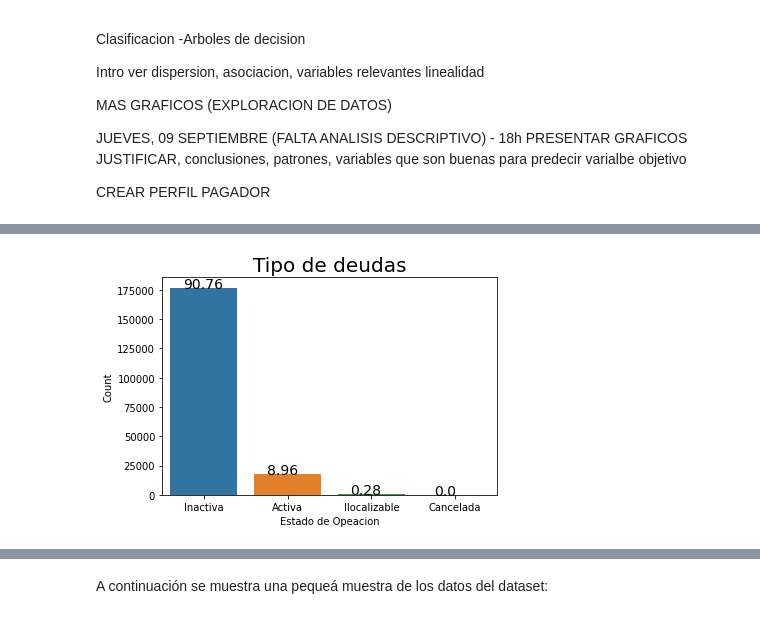
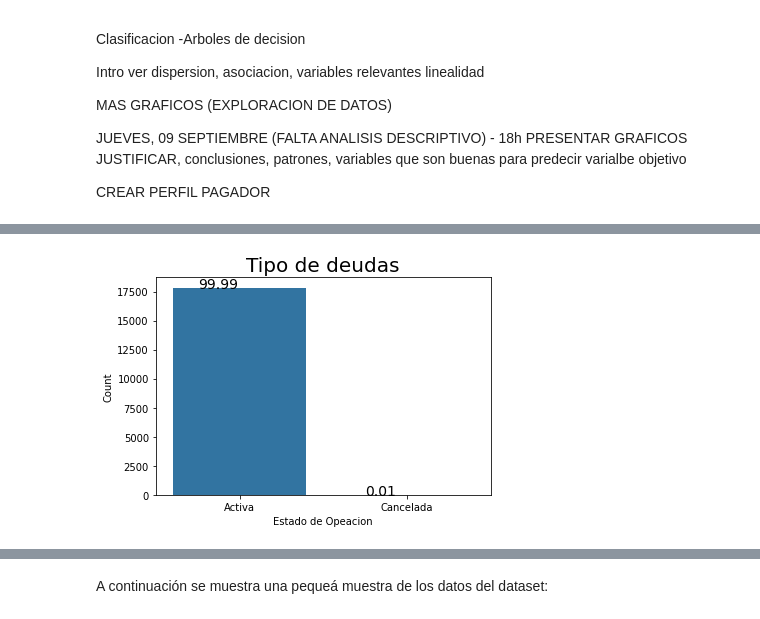
Before and after one commit to JoseDiego101/IMMUNE, a Jupyter notebook: capstone.ipynb, the cells around one changed output, grey strips where cells are left out. Saved outputs shown, nothing was run; the diff lists cells and outputs as text; code cells hidden in the pictures.

Commit message:
Actualización del codigo

```diff
--- a/capstone.ipynb
+++ b/capstone.ipynb
@@ -948,6 +993,4 @@ salario_superior
-# %%
-df_6['Recuperable'] = df_6['estado_actual'].map(lambda x: 'Si' if x == 'Activa' or x == 'Cancelada' else 'No')
 # %%
-count_plot(df_6.estado_actual, None, df_6, 'Tipo de deudas', 'Estado de Opeacion', 'Count', 0.15, 14)
+count_plot(df_6.estado_operacion, None, df_6, 'Tipo de deudas', 'Estado de Opeacion', 'Count', 0.15, 14)
 # %% [output]
-[figure, old version]
+[figure, new version]
```
Also changed, not shown: parts of 161 cells of this notebook.
